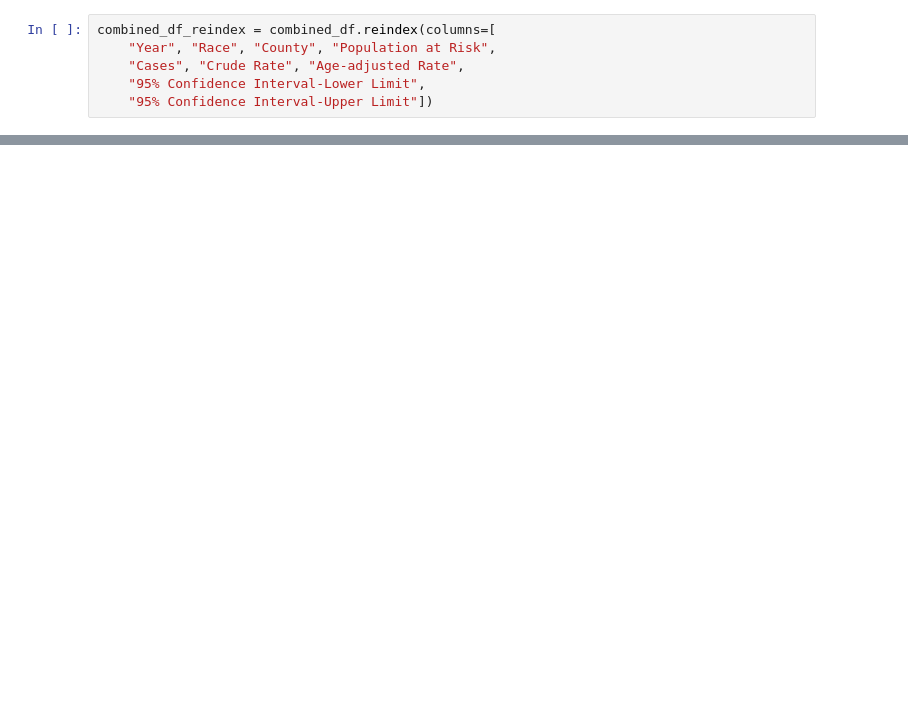
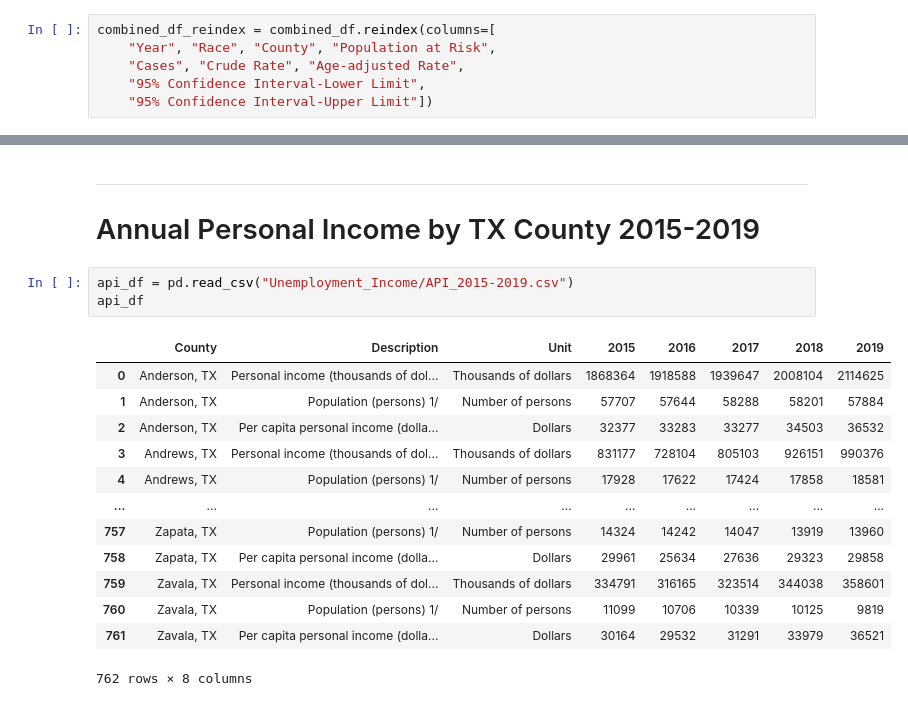
Before and after one commit to emilymees/Project-One, a Jupyter notebook: year_race_split.ipynb, the cells around one changed output, grey strips where cells are left out. Cells and saved outputs as stored; diff of their text form; blank space fills up the shorter version.

```diff
--- a/year_race_split.ipynb
+++ b/year_race_split.ipynb
@@ -122,0 +158,21 @@ combined_df_reindex
+# %% [markdown]
+---
+
+# Annual Personal Income by TX County 2015-2019
+# %%
+api_df = pd.read_csv("Unemployment_Income/API_2015-2019.csv")
+api_df
+# %% [output]
+|  | County | Description | Unit | 2015 | 2016 | 2017 | 2018 | 2019 |
+| 0 | Anderson, TX | Personal income (thousands of dol... | Thousands of dollars | 1868364 | 1918588 | 1939647 | 2008104 | 2114625 |
+| 1 | Anderson, TX | Population (persons) 1/ | Number of persons | 57707 | 57644 | 58288 | 58201 | 57884 |
+| 2 | Anderson, TX | Per capita personal income (dolla... | Dollars | 32377 | 33283 | 33277 | 34503 | 36532 |
+| 3 | Andrews, TX | Personal income (thousands of dol... | Thousands of dollars | 831177 | 728104 | 805103 | 926151 | 990376 |
+| 4 | Andrews, TX | Population (persons) 1/ | Number of persons | 17928 | 17622 | 17424 | 17858 | 18581 |
+| ... | ... | ... | ... | ... | ... | ... | ... | ... |
+| 757 | Zapata, TX | Population (persons) 1/ | Number of persons | 14324 | 14242 | 14047 | 13919 | 13960 |
+| 758 | Zapata, TX | Per capita personal income (dolla... | Dollars | 29961 | 25634 | 27636 | 29323 | 29858 |
+| 759 | Zavala, TX | Personal income (thousands of dol... | Thousands of dollars | 334791 | 316165 | 323514 | 344038 | 358601 |
+| 760 | Zavala, TX | Population (persons) 1/ | Number of persons | 11099 | 10706 | 10339 | 10125 | 9819 |
+| 761 | Zavala, TX | Per capita personal income (dolla... | Dollars | 30164 | 29532 | 31291 | 33979 | 36521 |
+762 rows × 8 columns
```
Also changed, not shown: parts of 7 cells of this notebook, 9 other files.
